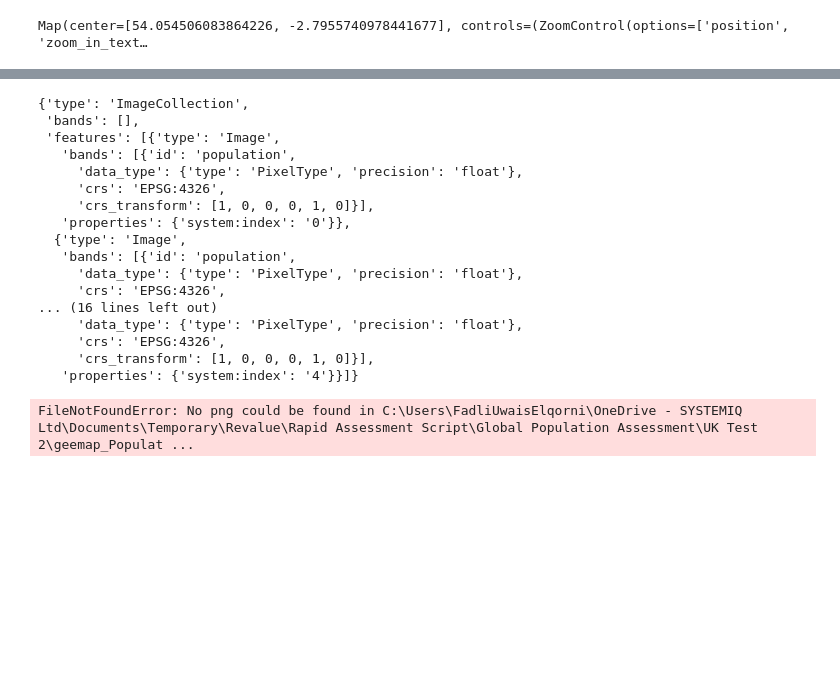
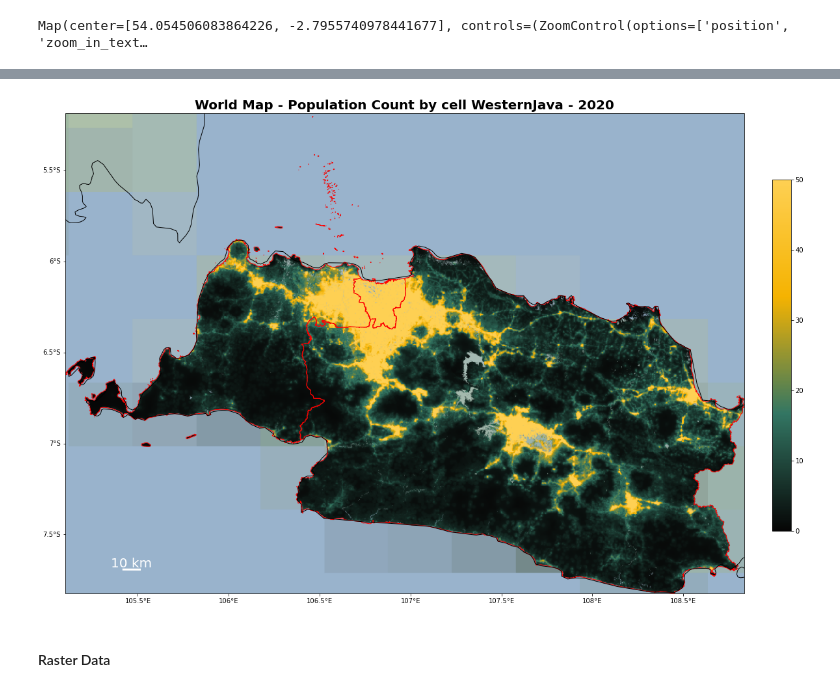
Before and after one commit to fadlielqorni/revalue-rapid-assessment, a Jupyter notebook: Global_Population_Assessment.ipynb, the cells around one changed output, grey strips where cells are left out. Drawn from its saved outputs; the diff is of its cells as text; code cells hidden in the pictures; blank space fills up the shorter version.

```diff
--- a/Global_Population_Assessment.ipynb
+++ b/Global_Population_Assessment.ipynb
@@ -425,6 +495,8 @@ WorldPop_dataset_2020_proj = WorldPop_dataset_2020.reproject(crs = projection, s
 WorldPop_PopCount_2020_proj = WorldPop_dataset_2020_proj.select('population')
 # %%
 worldpopCount_visParameter = {'palette': ['060606', '337663', 'f5b301', 'fed053'], 'min' : 0, 'max': 50};
+colors_worldpopCount_PopCount = ['060606', '337663', 'f5b301', 'fed053']
+cmap_worldpopCount = ListedColormap(colors_worldpopCount_PopCount)
 # %%
 Map3 = geemap.Map()
 Map3.add_basemap('HYBRID')
@@ -483,46 +546,34 @@ UnboundLocalError: local variable 'image' referenced before assignment
-# %%
-collection_WorldPop.getInfo()
-# %% [output]
-{'type': 'ImageCollection',
- 'bands': [],
- 'features': [{'type': 'Image',
-   'bands': [{'id': 'population',
-     'data_type': {'type': 'PixelType', 'precision': 'float'},
-     'crs': 'EPSG:4326',
-     'crs_transform': [1, 0, 0, 0, 1, 0]}],
-   'properties': {'system:index': '0'}},
-  {'type': 'Image',
-   'bands': [{'id': 'population',
-     'data_type': {'type': 'PixelType', 'precision': 'float'},
-     'crs': 'EPSG:4326',
-... (16 lines left out)
-     'data_type': {'type': 'PixelType', 'precision': 'float'},
-     'crs': 'EPSG:4326',
-     'crs_transform': [1, 0, 0, 0, 1, 0]}],
-   'properties': {'system:index': '4'}}]}
-# %%
-WorldPop_timelapse_visParam = {'bands' : ['population'], 'min' : 0, 'max': 50}
-cartoee.get_image_collection_gif(
-    ee_ic = collection_WorldPop,
-    out_dir = os.path.expanduser(out_dir + '/WorldPop_TimeLapse_PopCount'),
-    out_gif = projectname + "_WorldPop_PopCount2000_2015.gif",
-    vis_params = WorldPop_timelapse_visParam,
-    region = bbox_roi,
-    cmap = 'hot',
-    fps = 5,
-    mp4 = False,
-    grid_interval = (0.5, 0.5),
-    plot_title = projectname + " - Population Count per cell",
- #   date_format='YYYY',
-    fig_size=(15, 12),
-    dpi_plot=100,
-    file_format="png",
-    north_arrow_dict=north_arrow_dict,
-    scale_bar_dict=scale_bar_dict,
-    verbose=True,
-)
-# %% [output]
-FileNotFoundError: No png could be found in C:\Users\FadliUwaisElqorni\OneDrive - SYSTEMIQ Ltd\Documents\Temporary\Revalue\Rapid Assessment Script\Global Population Assessment\UK Test 2\geemap_Populat ...
+# %%
+WorldMapdataset = ee.ImageCollection('WorldPop/GP/100m/pop').filterDate('2020-01-01','2020-12-31').median().clip(roi_proj_4326_gee)
+# %%
+fig_WorldMap = plt.figure(figsize=(20, 15),  facecolor = 'white', frameon=True)
+
+# plot the result with cartoee using a PlateCarre projection (default)
+ax_WorldMap = cartoee.get_map(
+    WorldMapdataset,
+    vis_params=worldpopCount_visParameter,
+    region=bbox_roi,
+    basemap=cimgt.Stamen('terrain'),
+    zoom_level=2,
+)
+ax_WorldMap = roi_proj_4326.plot(color = None, edgecolor = 'red', facecolor="none", ax = ax_WorldMap)
+cb_WorldMap = cartoee.add_colorbar(ax_WorldMap, vis_params=worldpopCount_visParameter, loc='right', cmap = cmap_worldpopCount )
+
+# add gridlines to the map at a specified interval
+cartoee.add_gridlines(ax_WorldMap, interval=[0.5, 0.5],alpha=0, linestyle=":")
+cartoee.add_scale_bar_lite(ax_WorldMap, **scale_bar_dict)
+ax_WorldMap.set_title(label='World Map - Population Count by cell '+  projectname + " - 2020", fontsize=20, fontweight="bold")
+
+ax_WorldMap.coastlines()
+
+# Save the plot by calling plt.savefig() BEFORE plt.show()
+plt.savefig(os.path.join(out_dir, projectname + '_WorldMap_PopCount2020_Map.png'), bbox_inches='tight',
+            facecolor=fig_WorldMap.get_facecolor())
+plt.show()
+# %% [output]
+[figure, added]
+# %% [markdown]
+#### Raster Data
 # %%
 # 1. WorldPop Population Density 2000
 geemap.ee_export_image_to_drive(
```
Also changed, not shown: parts of 21 cells of this notebook.
